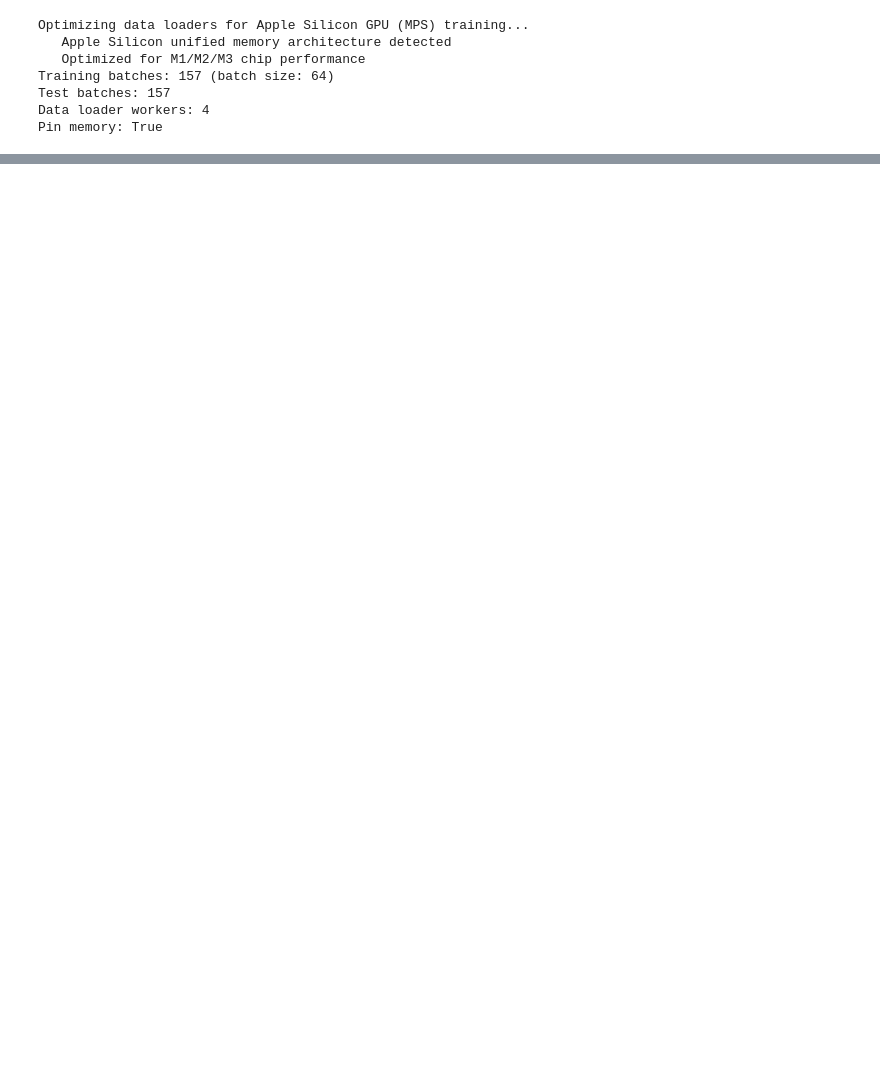
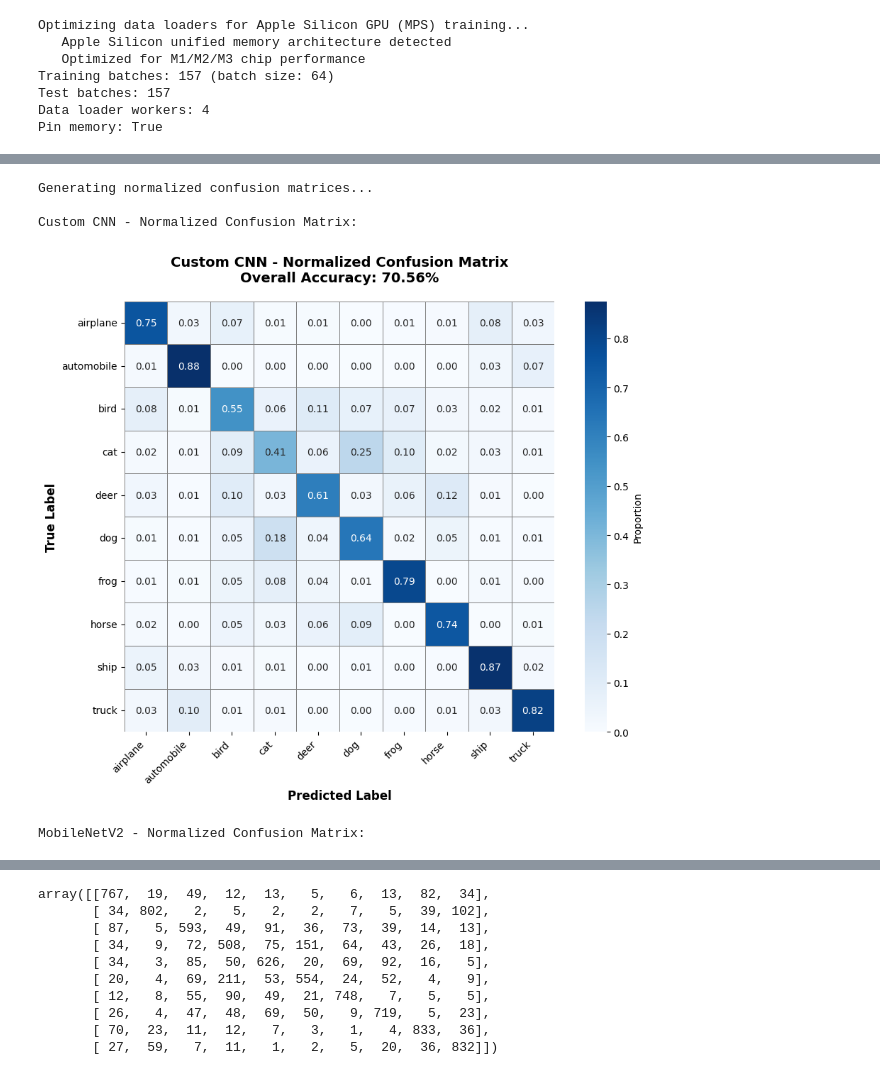
Before and after one commit to Raoof128/COMP3420-ASSIGNMENT-1, a Jupyter notebook: CIFAR10_Classification.ipynb, the cells around one changed output, grey strips where cells are left out. Drawn from its saved outputs; the diff is of its cells as text; code cells hidden in the pictures; blank space fills up the shorter version.

```diff
--- a/CIFAR10_Classification.ipynb
+++ b/CIFAR10_Classification.ipynb
@@ -996,0 +1165,55 @@ plot_confusion_matrix(mobilenet_labels, mobilenet_pred, CIFAR10_CLASSES,
+# %%
+# Additional simple confusion matrix function for normalized views
+def plot_confusion_matrix(y_true, y_pred, class_names, title, normalize=False):
+    """
+    Plot a simple confusion matrix with optional normalization.
+    """
+    cm = confusion_matrix(y_true, y_pred)
+    accuracy = 100 * np.trace(cm) / np.sum(cm)
+
+    if normalize:
+        cm_display = cm.astype('float') / cm.sum(axis=1)[:, np.newaxis]
+        fmt = '.2f'
+        cbar_label = 'Proportion'
+    else:
+        cm_display = cm
+        fmt = 'd'
+        cbar_label = 'Number of Samples'
+
+    plt.figure(figsize=(10, 8))
+
+    # Create heatmap
+    sns.heatmap(cm_display, annot=True, fmt=fmt, cmap='Blues',
+                xticklabels=class_names, yticklabels=class_names,
+                cbar_kws={'label': cbar_label}, square=True,
+                linewidths=0.5, linecolor='gray')
+
+    plt.title(f'{title}\nOverall Accuracy: {accuracy:.2f}%',
+              fontsize=14, fontweight='bold', pad=20)
+    plt.xlabel('Predicted Label', fontsize=12, fontweight='bold')
+    plt.ylabel('True Label', fontsize=12, fontweight='bold')
+    plt.xticks(rotation=45, ha='right', fontsize=10)
+    plt.yticks(rotation=0, fontsize=10)
+    plt.tight_layout()
+    plt.show()
+
+    return cm
+
+# Generate normalized confusion matrices
+print("Generating normalized confusion matrices...")
+
+# Custom CNN Normalized Confusion Matrix
+print("\nCustom CNN - Normalized Confusion Matrix:")
+plot_confusion_matrix(cnn_labels, cnn_pred, CIFAR10_CLASSES,
+                     'Custom CNN - Normalized Confusion Matrix', normalize=True)
+
+# MobileNetV2 Normalized Confusion Matrix
+print("\nMobileNetV2 - Normalized Confusion Matrix:")
+plot_confusion_matrix(mobilenet_labels, mobilenet_pred, CIFAR10_CLASSES,
+                     'MobileNetV2 - Normalized Confusion Matrix', normalize=True)
+# %% [output]
+Generating normalized confusion matrices...
+
+Custom CNN - Normalized Confusion Matrix:
+[figure, added]
+MobileNetV2 - Normalized Confusion Matrix:
@@ -997,2 +1221,12 @@ plot_confusion_matrix(mobilenet_labels, mobilenet_pred, CIFAR10_CLASSES,
+array([[767,  19,  49,  12,  13,   5,   6,  13,  82,  34],
+       [ 34, 802,   2,   5,   2,   2,   7,   5,  39, 102],
+       [ 87,   5, 593,  49,  91,  36,  73,  39,  14,  13],
+       [ 34,   9,  72, 508,  75, 151,  64,  43,  26,  18],
+       [ 34,   3,  85,  50, 626,  20,  69,  92,  16,   5],
+       [ 20,   4,  69, 211,  53, 554,  24,  52,   4,   9],
+       [ 12,   8,  55,  90,  49,  21, 748,   7,   5,   5],
+       [ 26,   4,  47,  48,  69,  50,   9, 719,   5,  23],
+       [ 70,  23,  11,  12,   7,   3,   1,   4, 833,  36],
+       [ 27,  59,   7,  11,   1,   2,   5,  20,  36, 832]])
 # %% [markdown]
 ---
```
Also changed, not shown: parts of 29 cells of this notebook.
